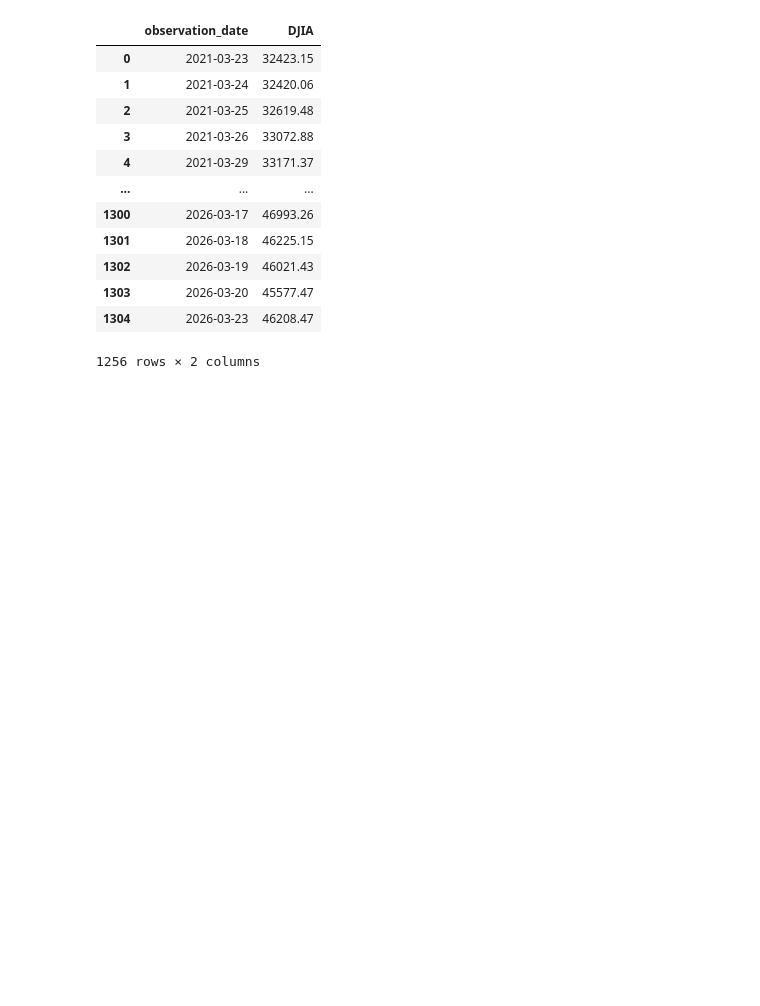
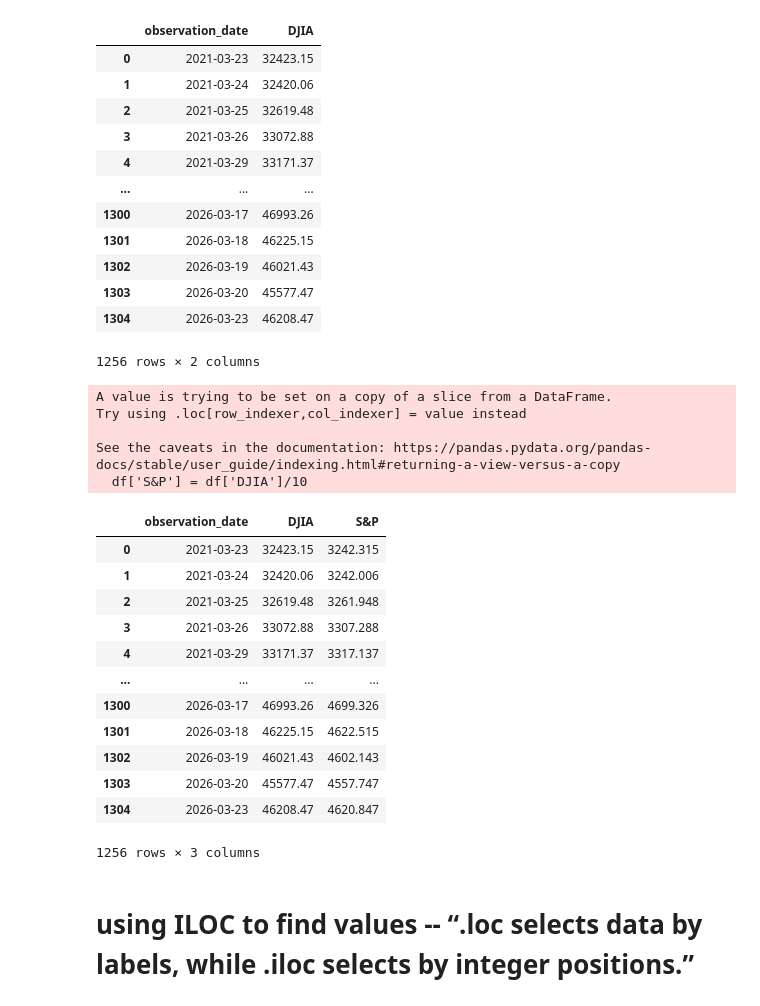
Before and after one commit to carlos1soler/data_analysis, a Jupyter notebook: DowJonesAnalysis.ipynb, the cells around one changed output. Drawn from its saved outputs; the diff is of its cells as text; code cells hidden in the pictures; blank space fills up the shorter version.

```diff
--- a/DowJonesAnalysis.ipynb
+++ b/DowJonesAnalysis.ipynb
@@ -73,3 +87,27 @@ df
 | 1303 | 2026-03-20 | 45577.47 |
 | 1304 | 2026-03-23 | 46208.47 |
 1256 rows × 2 columns
+# %%
+df['S&P'] = df['DJIA']/10
+df
+# %% [output]
+A value is trying to be set on a copy of a slice from a DataFrame.
+Try using .loc[row_indexer,col_indexer] = value instead
+
+See the caveats in the documentation: https://pandas.pydata.org/pandas-docs/stable/user_guide/indexing.html#returning-a-view-versus-a-copy
+  df['S&P'] = df['DJIA']/10
+|  | observation_date | DJIA | S&P |
+| 0 | 2021-03-23 | 32423.15 | 3242.315 |
+| 1 | 2021-03-24 | 32420.06 | 3242.006 |
+| 2 | 2021-03-25 | 32619.48 | 3261.948 |
+| 3 | 2021-03-26 | 33072.88 | 3307.288 |
+| 4 | 2021-03-29 | 33171.37 | 3317.137 |
+| ... | ... | ... | ... |
+| 1300 | 2026-03-17 | 46993.26 | 4699.326 |
+| 1301 | 2026-03-18 | 46225.15 | 4622.515 |
+| 1302 | 2026-03-19 | 46021.43 | 4602.143 |
+| 1303 | 2026-03-20 | 45577.47 | 4557.747 |
+| 1304 | 2026-03-23 | 46208.47 | 4620.847 |
+1256 rows × 3 columns
+# %% [markdown]
+<H1> using ILOC to find values -- “.loc selects data by labels, while .iloc selects by integer positions.”
```
Also changed, not shown: parts of 13 cells of this notebook.
